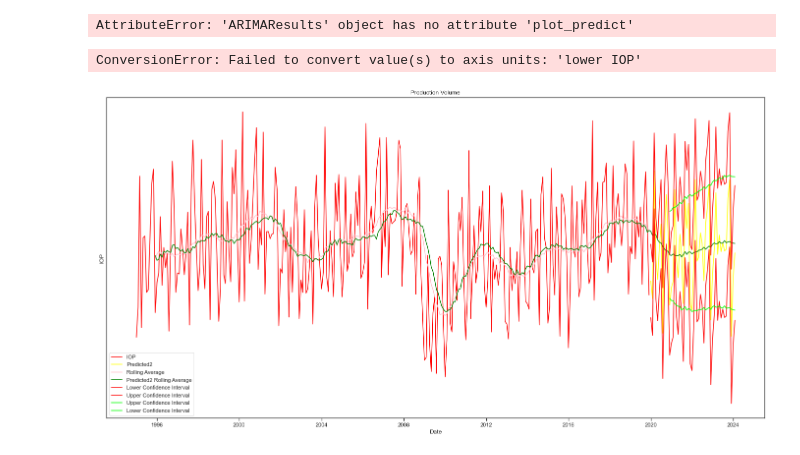
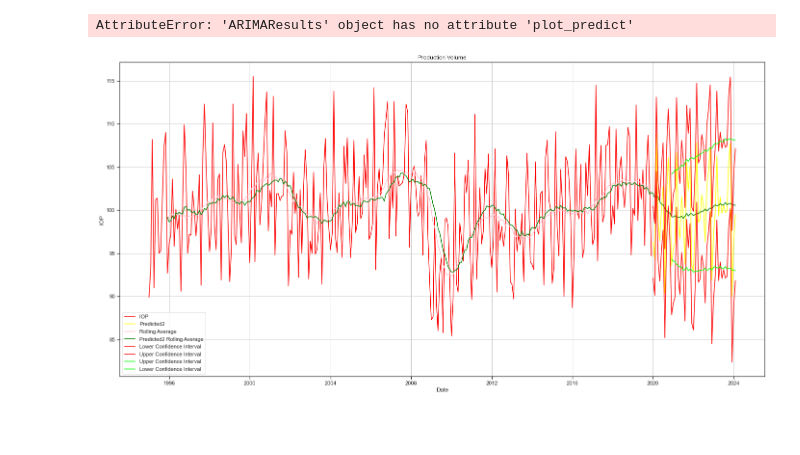
Before and after one commit to DuncanFerguson/GITHUB_REPOSITORY, a Jupyter notebook: DU_MSDS/Data Science Tools 1/Assignment_5/Duncan_Ferguson_Assignment_5.ipynb, the cells around one changed output. Cells and saved outputs as stored; diff of their text form; code cells hidden in the pictures; blank space fills up the shorter version.

```diff
--- a/DU_MSDS/Data Science Tools 1/Assignment_5/Duncan_Ferguson_Assignment_5.ipynb
+++ b/DU_MSDS/Data Science Tools 1/Assignment_5/Duncan_Ferguson_Assignment_5.ipynb
@@ -557,19 +557,17 @@ AttributeError: 'ARIMAResults' object has no attribute 'plot_predict'
 # %%
 plt.figure(figsize=(24,12))
 sns.set(style='ticks')
 sns.lineplot(x='Date', y='IOP', data=predict_it, label='IOP', color='red')
 #sns.lineplot(x='Date', y='Predicted', data=predict_it, label='Predicted')
 sns.lineplot(x='Date', y='Predicted2', data=predict_it[len(ProductionVolume['IOP']):], label='Predicted2', color='yellow')
 sns.lineplot(x='Date', y='Rolling Average', data=predict_it, label='Rolling Average', color='pink')
 sns.lineplot(x='Date', y='Predicted2 Rolling Average', data=predict_it, label='Predicted2 Rolling Average', color='green')
 sns.lineplot(x='Date', y='lower IOP', data=predict_it, label='Lower Confidence Interval', color='red')
 sns.lineplot(x='Date', y='upper IOP', data=predict_it, label='Upper Confidence Interval', color='red')
 sns.lineplot(x='Date', y='upper_conf', data=predict_it, label='Upper Confidence Interval', color='lime')
 sns.lineplot(x='Date', y='lower_conf', data=predict_it, label='Lower Confidence Interval', color='lime')
 plt.title("Production Volume")
-plt.fill_betweenx(y='Date', x1='lower IOP', data=ProductionVolume)
 plt.grid()
 plt.show()
 # %% [output]
-ConversionError: Failed to convert value(s) to axis units: 'lower IOP'
-[figure, old version]
+[figure, new version]
```
